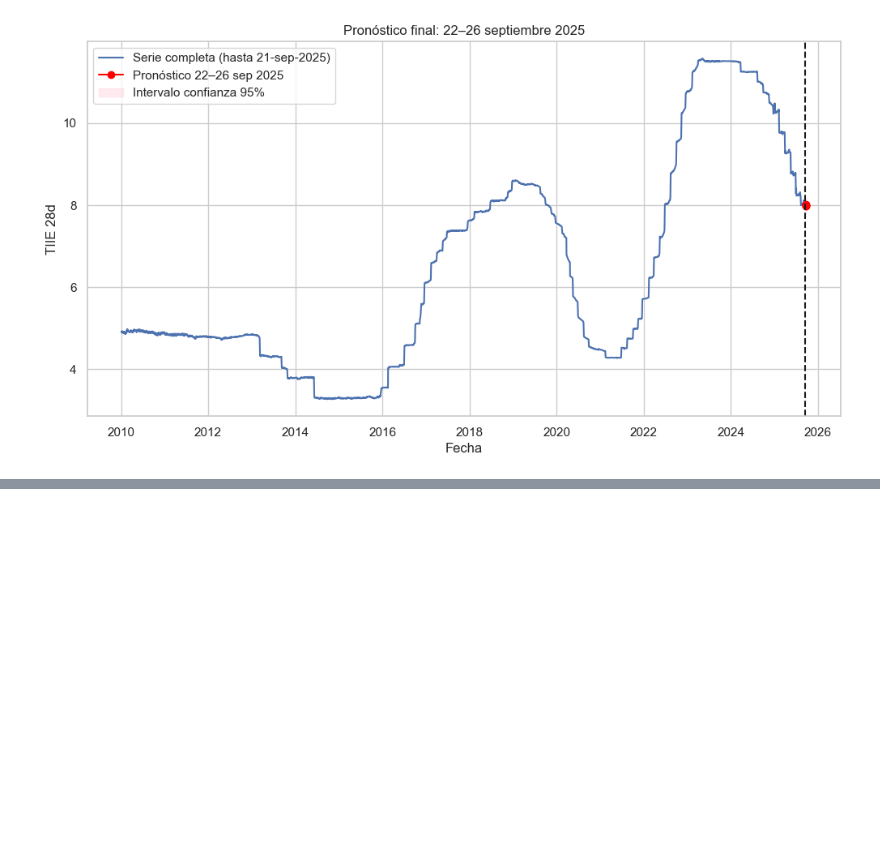
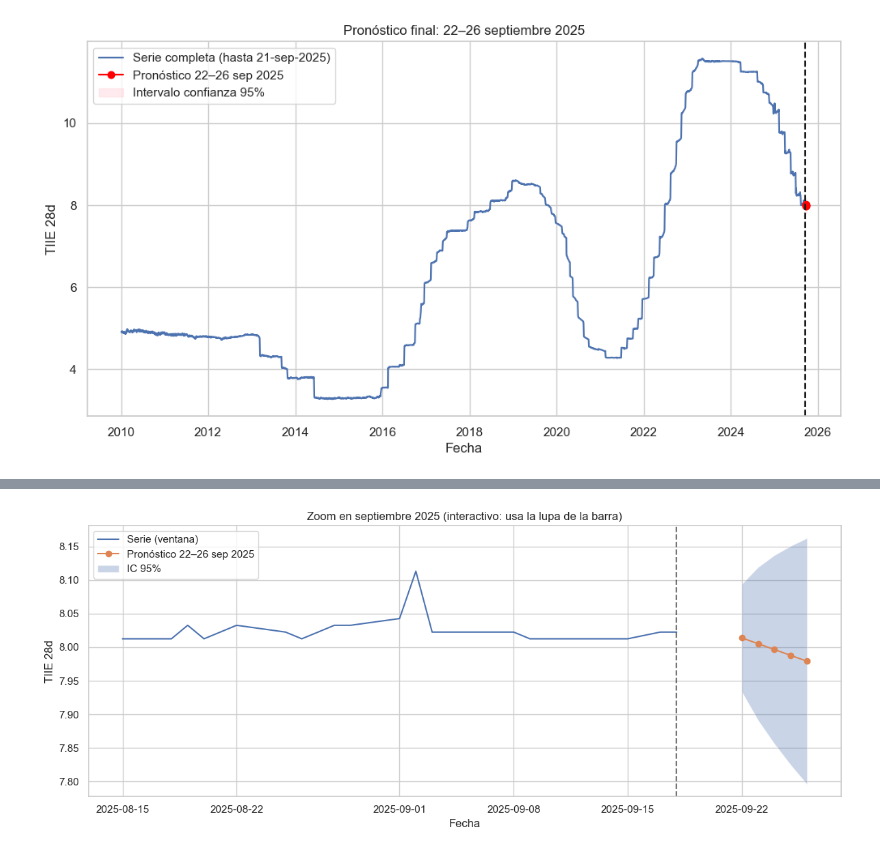
Before and after one commit to maxaguayo01/TIIE_28, a Jupyter notebook: TIIE_28dias.ipynb, the cells around one changed output, grey strips where cells are left out. Drawn from its saved outputs; the diff is of its cells as text; code cells hidden in the pictures; blank space fills up the shorter version.

```diff
--- a/TIIE_28dias.ipynb
+++ b/TIIE_28dias.ipynb
@@ -763,0 +809,14 @@ forecast_table
+# %%
+# c) Vista ZOOM (sólo septiembre 2025) para ver claramente los 5 puntos
+plt.figure(figsize=(12,5))
+# muestro ~6 semanas alrededor del forecast para dar contexto
+win_start = pd.Timestamp("2025-08-15")
+win_end   = pd.Timestamp("2025-10-10")
+plt.plot(serie_train.loc[win_start:win_end], label="Serie (ventana)")
+plt.axvline(serie_train.index[-1], color="k", ls="--", alpha=0.6)
+plt.plot(pred_mean.index, pred_mean.values, marker="o", label="Pronóstico 22–26 sep 2025")
+plt.fill_between(pred_mean.index, conf.iloc[:,0], conf.iloc[:,1], alpha=0.3, label="IC 95%")
+plt.title("Zoom en septiembre 2025 (interactivo: usa la lupa de la barra)")
+plt.xlabel("Fecha"); plt.ylabel("TIIE 28d"); plt.legend(); plt.tight_layout(); plt.show()
+# %% [output]
+[figure, added]
```
Also changed, not shown: parts of 5 cells of this notebook.
